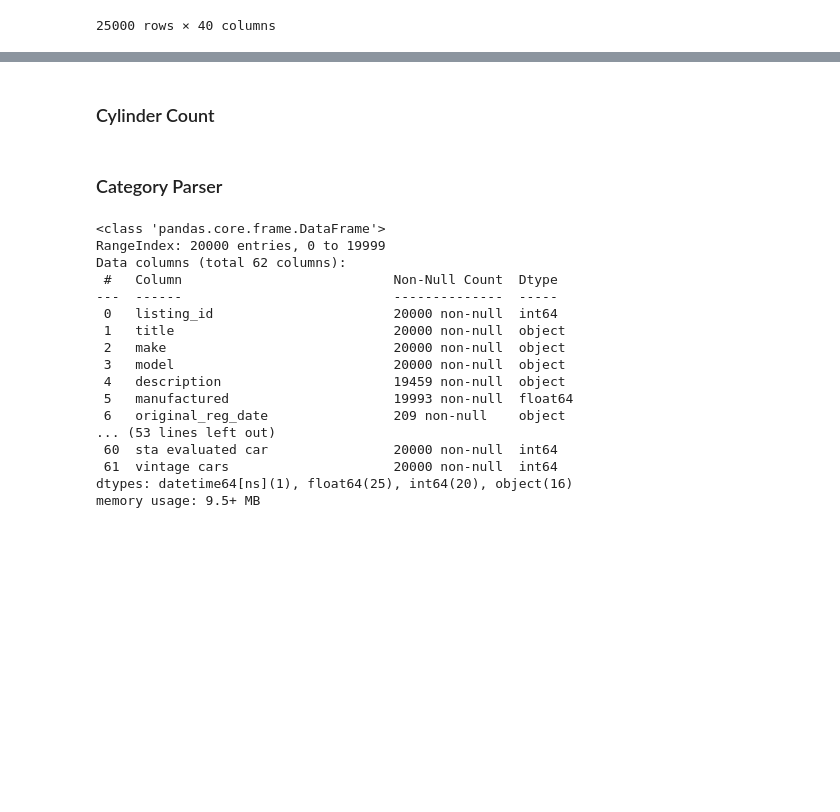
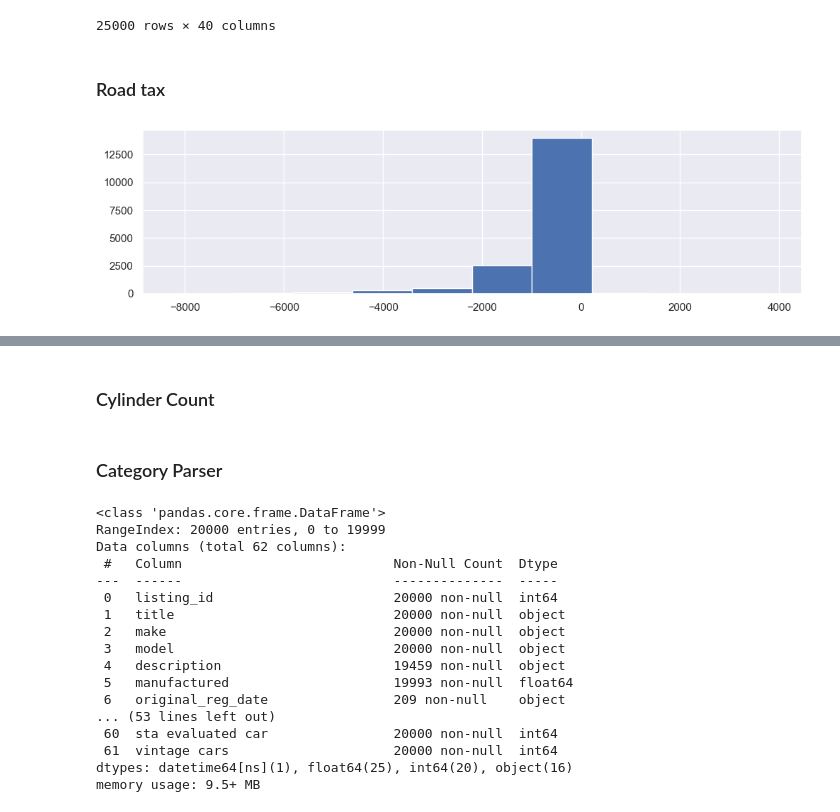
Before and after one commit to melloo21/CS5228_project, a Jupyter notebook: Combined_EDA.ipynb, the cells around one changed output, grey strips where cells are left out. Cells and saved outputs as stored; diff of their text form; code cells hidden in the pictures; blank space fills up the shorter version.

```diff
--- a/Combined_EDA.ipynb
+++ b/Combined_EDA.ipynb
@@ -472,3 +436,17 @@ After Imputation Nan 17956
 | 24998 | 1306902 | Audi A3 Sportback 1.0A TFSI S-tronic | audi | a3 | sporty audi a3 in town with upgra... | 2017.0 | 30-jun-2017 | hatchback | parf car | ... |
 | 24999 | 1124035 | BMW 2 Series 220i Coupe Sunroof | bmw | 220i | flexible in house loan package an... | 2016.0 | 07-dec-2016 | sports car | parf car, premium ad car | ... |
 25000 rows × 40 columns
+# %% [markdown]
+### Road tax
+# %%
+test = train_df.copy()
+
+# test["road_tax_imputed"] = test.apply(lambda row: calculate_road_tax(row["engine_cap"],row["power"], row["car_age"], row["reg_date_dt"]))
+for i, row in test.iterrows():
+    test.loc[i,"road_tax_imputed"] = calculate_road_tax(row["engine_cap"],row["power"], row["car_age"], row["reg_date_dt"])
+test["road_tax_diff"] = test.road_tax_imputed - test.road_tax
+# %%
+plt.hist(test.road_tax_diff)
+plt.show()
+# %% [output]
+[figure, added]
```
Also changed, not shown: parts of 19 cells of this notebook, 5 other files.
